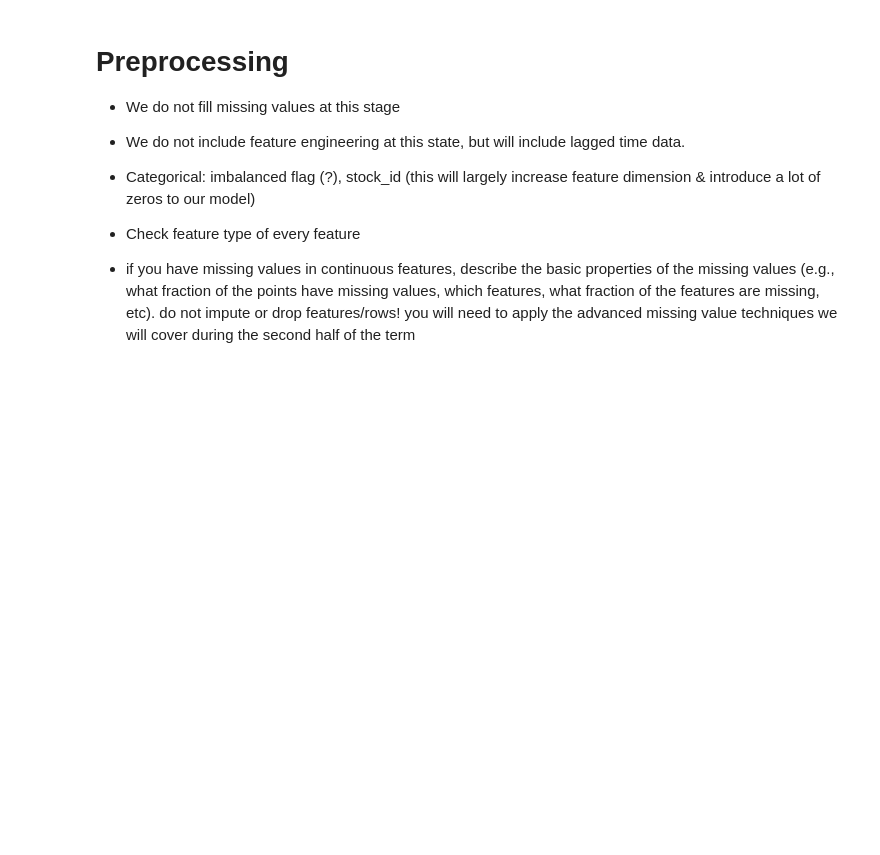
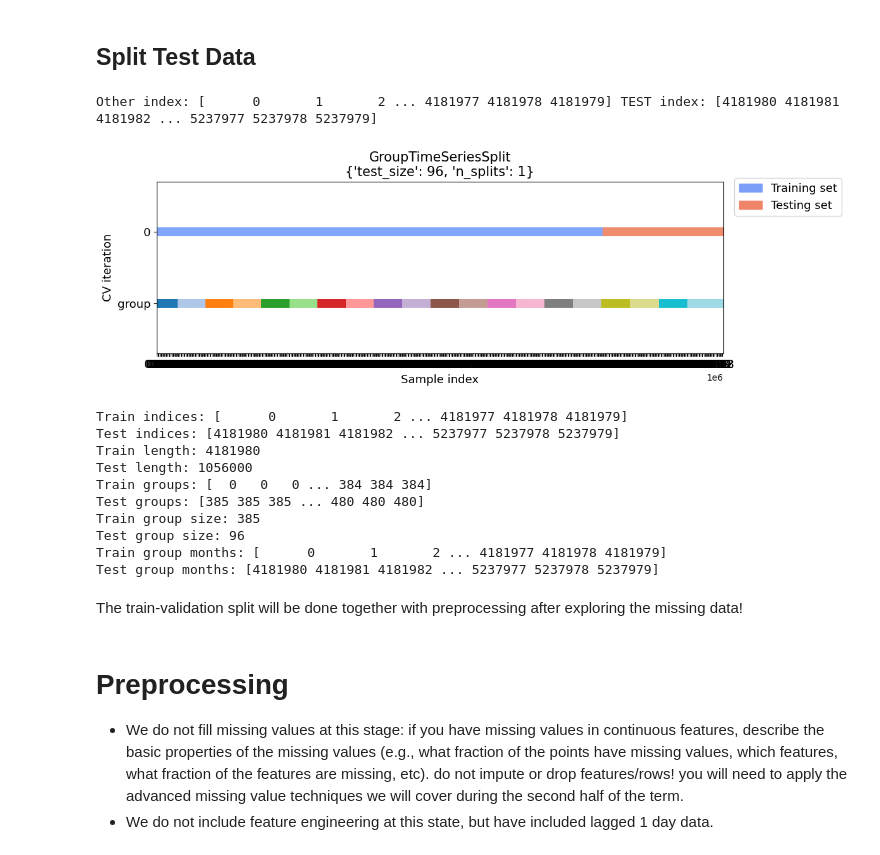
Before and after one commit to LetianY/data1030-optiver-trading-at-close, a Jupyter notebook: src/preprocessing.ipynb, the cells around one changed output. Saved outputs shown, nothing was run; the diff lists cells and outputs as text; code cells hidden in the pictures; blank space fills up the shorter version.

Commit message:
Finalized preprocessing.ipynb

```diff
--- a/src/preprocessing.ipynb
+++ b/src/preprocessing.ipynb
@@ -12,0 +46,19 @@ missing values, which features, what fraction of the features are missing, etc).
+# %%
+# Construct lagged features
+df_lagged = data[['stock_id', 'date_id', 'seconds_in_bucket', 'target']].sort_values(by=['stock_id', 'date_id'])
+df_pivot = df_lagged.pivot(index=['stock_id', 'date_id'], columns='seconds_in_bucket', values='target').reset_index()
+
+stock_list = data[['stock_id']].drop_duplicates().sort_values(by='stock_id').reset_index(drop=True)
+date_list =  data[['date_id']].drop_duplicates().sort_values(by='date_id').reset_index(drop=True)
+df_expanded = pd.merge(stock_list, date_list, how='cross')
+df_expanded = pd.merge(df_expanded, df_pivot, how='left', on=['stock_id', 'date_id'])
+
+for i in range(0, 541, 10):
+    df_expanded = df_expanded.rename(columns={i: f'lagged_target_1d_{i}'})
+
+df_lagged = df_expanded.copy()
+
+for i in range(0, 541, 10):
+    df_lagged[f'lagged_target_1d_{i}'] = df_lagged.groupby('stock_id')[f'lagged_target_1d_{i}'].shift()
+
+data_new = data.merge(df_lagged, how='left', on=['stock_id', 'date_id'])[cols]
@@ -13,9 +85,40 @@ missing values, which features, what fraction of the features are missing, etc).
+# %% [markdown]
+## Split Test Data
+# %%
+# Prepare data
+X = data_new[identifier_cols+features+lagged_cols]
+y = data_new[target_col]
+groups = data_new[date_col]
+
+# Split test data
+len_group = groups.nunique()
+gts = GroupTimeSeriesSplit(test_size=int(len_group*0.2), n_splits=1)
+for i_other, i_test in gts.split(X, y, groups):
+    print("Other index:", i_other, "TEST index:", i_test)
+    X_other, y_other, groups_other = X.iloc[i_other], y.iloc[i_other], groups.iloc[i_other]
+    X_test, y_test, groups_test = X.iloc[i_test], y.iloc[i_test], groups.iloc[i_test]
+
+# Visulization
+cv_args = {"test_size": int(len_group*0.2), "n_splits": 1}
+plot_splits(X, y, groups, **cv_args)
+print_split_info(X, y, groups, **cv_args)
+# %% [output]
+Other index: [      0       1       2 ... 4181977 4181978 4181979] TEST index: [4181980 4181981 4181982 ... 5237977 5237978 5237979]
+[figure, added]
+Train indices: [      0       1       2 ... 4181977 4181978 4181979]
+Test indices: [4181980 4181981 4181982 ... 5237977 5237978 5237979]
+Train length: 4181980
+Test length: 1056000
+Train groups: [  0   0   0 ... 384 384 384]
+Test groups: [385 385 385 ... 480 480 480]
+Train group size: 385
+Test group size: 96
+Train group months: [      0       1       2 ... 4181977 4181978 4181979]
+Test group months: [4181980 4181981 4181982 ... 5237977 5237978 5237979]
+# %% [markdown]
+The train-validation split will be done together with preprocessing after exploring the missing data!
 # %% [markdown]
 # Preprocessing
 
-- We do not fill missing values at this stage
-- We do not include feature engineering at this state, but will include lagged time data.
-- Categorical: imbalanced flag (?), stock_id (this will largely increase feature dimension & introduce a lot of zeros to our model)
-- Check feature type of every feature
-
-- if you have missing values in continuous features, describe the basic properties of the missing values (e.g., what fraction of the points have missing values, which features, what fraction of the features are missing, etc). do not impute or drop features/rows! you will need to apply the advanced missing value techniques we will cover during the second half of the term
+- We do not fill missing values at this stage: if you have missing values in continuous features, describe the basic properties of the missing values (e.g., what fraction of the points have missing values, which features, what fraction of the features are missing, etc). do not impute or drop features/rows! you will need to apply the advanced missing value techniques we will cover during the second half of the term.
+- We do not include feature engineering at this state, but have included lagged 1 day data.
```
Also changed, not shown: parts of 13 cells of this notebook.
